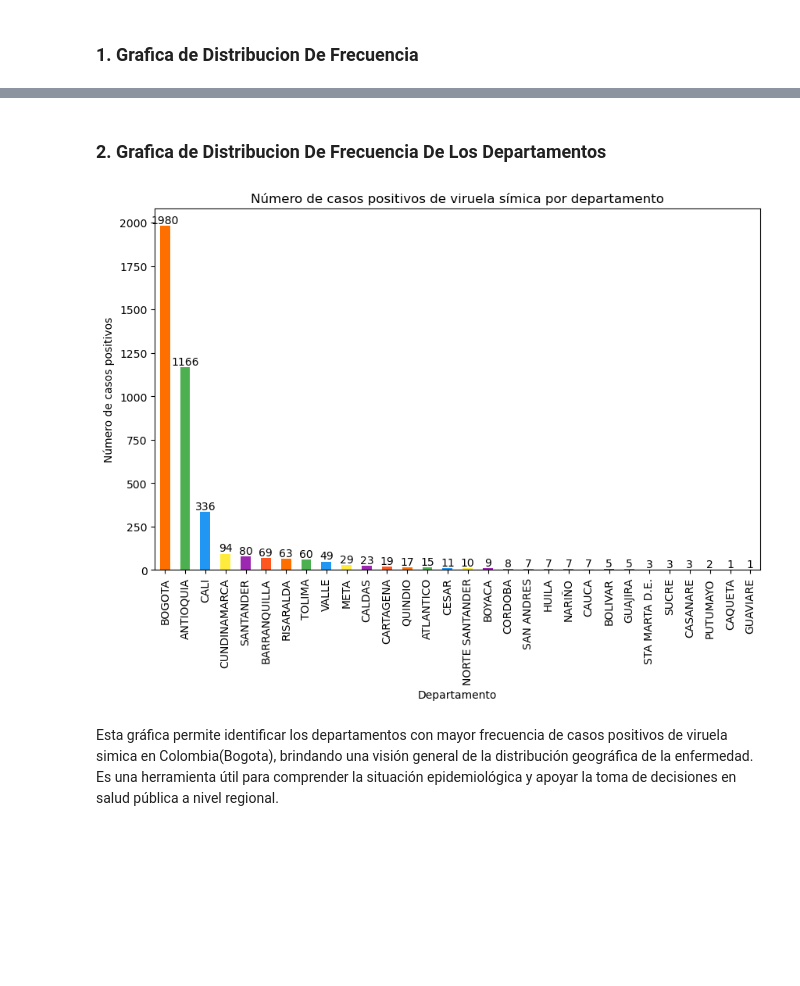
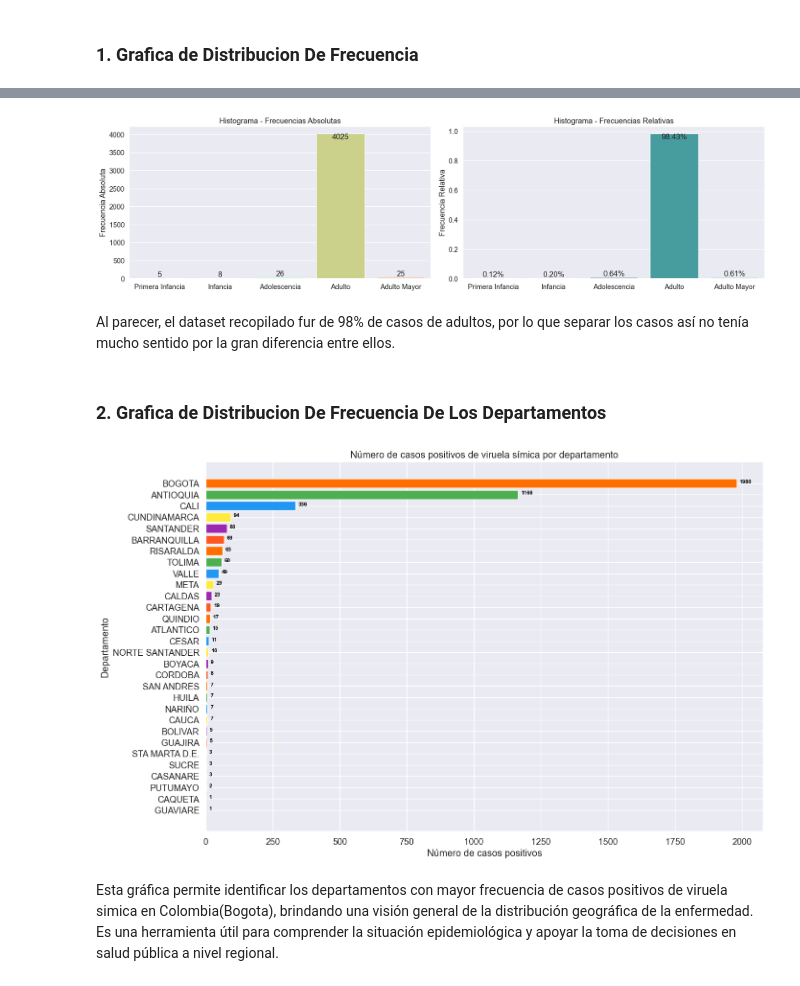
Before and after one commit to Karenmezz/Estadistica, a Jupyter notebook: Estadistica J1/Entregable.ipynb, the cells around one changed output, grey strips where cells are left out. Saved outputs shown, nothing was run; the diff lists cells and outputs as text; code cells hidden in the pictures; blank space fills up the shorter version.

Commit message:
Update Entregable.ipynb
2:56 lo commiteo

```diff
--- a/Estadistica J1/Entregable.ipynb
+++ b/Estadistica J1/Entregable.ipynb
@@ -295,8 +304,8 @@ En la variable 'Departamento' se le asigno toda la información de los 32 depart
 # %% [markdown]
 Con los conjuntos separados calculamos las frencuencias absolutas y relativas; En este caso decidimos realizarlo con la variable 'Edad'.
 # %%
-primera_infancia = datos[(datos['Edad'] >= 0) & (datos['Edad'] < 6)]
-infancia = datos[(datos['Edad'] >= 6) & (datos['Edad'] < 12)]
-adolescencia = datos[(datos['Edad'] >= 12) & (datos['Edad'] < 18)]
-adulto = datos[(datos['Edad'] >= 18) & (datos['Edad'] < 60)]
-adulto_mayor = datos[(datos['Edad'] >= 60)]
+primera_infancia = df[(df['Edad'] >= 0) & (df['Edad'] < 6)]
+infancia = df[(df['Edad'] >= 6) & (df['Edad'] < 12)]
+adolescencia = df[(df['Edad'] >= 12) & (df['Edad'] < 18)]
+adulto = df[(df['Edad'] >= 18) & (df['Edad'] < 60)]
+adulto_mayor = df[(df['Edad'] >= 60)]
@@ -380,22 +368,58 @@ sns.barplot(data=df, x='Clase', y='Frecuencia')
+# %%
+
+
+
+fa_df = pd.DataFrame({'Categorías': categorias, 'Frecuencia Absoluta': fa})
+
+
+fr_df = pd.DataFrame({'Categorías': categorias, 'Frecuencia Relativa': fr})
+
+fig, axes = plt.subplots(nrows=1, ncols=2, figsize=(18, 5))
+
+
+sns.barplot(x='Categorías', y='Frecuencia Absoluta', data=fa_df, ax=axes[0], palette='rainbow')
+axes[0].set_xlabel('')
+axes[0].set_ylabel('Frecuencia Absoluta')
+axes[0].set_title('Histograma - Frecuencias Absolutas')
+for i, v in enumerate(fa):
+    axes[0].annotate(str(v), (i, v), ha='center', va='top' if v > 0.5*max(fa) else 'bottom')
+
+sns.barplot(x='Categorías', y='Frecuencia Relativa', data=fr_df, ax=axes[1], palette='mako')
+axes[1].set_xlabel('')
+axes[1].set_ylabel('Frecuencia Relativa')
+axes[1].set_title('Histograma - Frecuencias Relativas')
+for i, v in enumerate(fr):
+    axes[1].annotate('{:.2f}%'.format(v*100), (i, v), ha='center', va='top' if v > 0.5*max(fr) else 'bottom')
+plt.tight_layout()
+plt.show()
+# %% [output]
+[figure, added]
+# %% [markdown]
+Al parecer, el dataset recopilado fur de 98% de casos de adultos, por lo que separar los casos así no tenía mucho sentido por la gran diferencia entre ellos.
 # %% [markdown]
 ### 2. Grafica de Distribucion De Frecuencia De Los Departamentos
 # %%
-df=pd.read_csv("./Casos_positivos_de_Viruela_s_mica_en_Colombia.csv")
 
 por_departamento = df['Departamento'].value_counts().sort_values(ascending=False)
-plt.figure(figsize=(10, 6))
-por_departamento.plot(kind='bar', color = ['#FF6F00', '#4CAF50', '#2196F3', '#FFEB3B', '#9C27B0', '#FF5722'])
-ax = por_departamento.plot(kind='bar', color=['#FF6F00', '#4CAF50', '#2196F3', '#FFEB3B', '#9C27B0', '#FF5722'])
-plt.xlabel('Departamento')
-plt.ylabel('Número de casos positivos')
-plt.title('Número de casos positivos de viruela símica por departamento')
 
-for i, v in enumerate(por_departamento):
-    ax.text(i, v, str(v), ha='center', va='bottom')
+fig, ax = plt.subplots(figsize=(15, 10))
+
+bar_colors = ['#FF6F00', '#4CAF50', '#2196F3', '#FFEB3B', '#9C27B0', '#FF5722']
+
+bar_plot = ax.barh(por_departamento.index, por_departamento.values, color=bar_colors)
+
+ax.invert_yaxis()
+
+ax.set_xlabel('Número de casos positivos')
+ax.set_ylabel('Departamento')
+ax.set_title('Número de casos positivos de viruela símica por departamento')
+
+for i, v in enumerate(por_departamento.values):
+    ax.text(v + 10, i, str(v), color='black', fontsize=8, fontweight='bold')
 
 plt.show()
 # %% [output]
-[figure, old version]
+[figure, new version]
 # %% [markdown]
 Esta gráfica permite identificar los departamentos con mayor frecuencia de casos positivos de viruela simica en Colombia(Bogota), brindando una visión general de la distribución geográfica de la enfermedad. Es una herramienta útil para comprender la situación epidemiológica y apoyar la toma de decisiones en salud pública a nivel regional.
 # %% [markdown]
```
Also changed, not shown: parts of 14 cells of this notebook.
